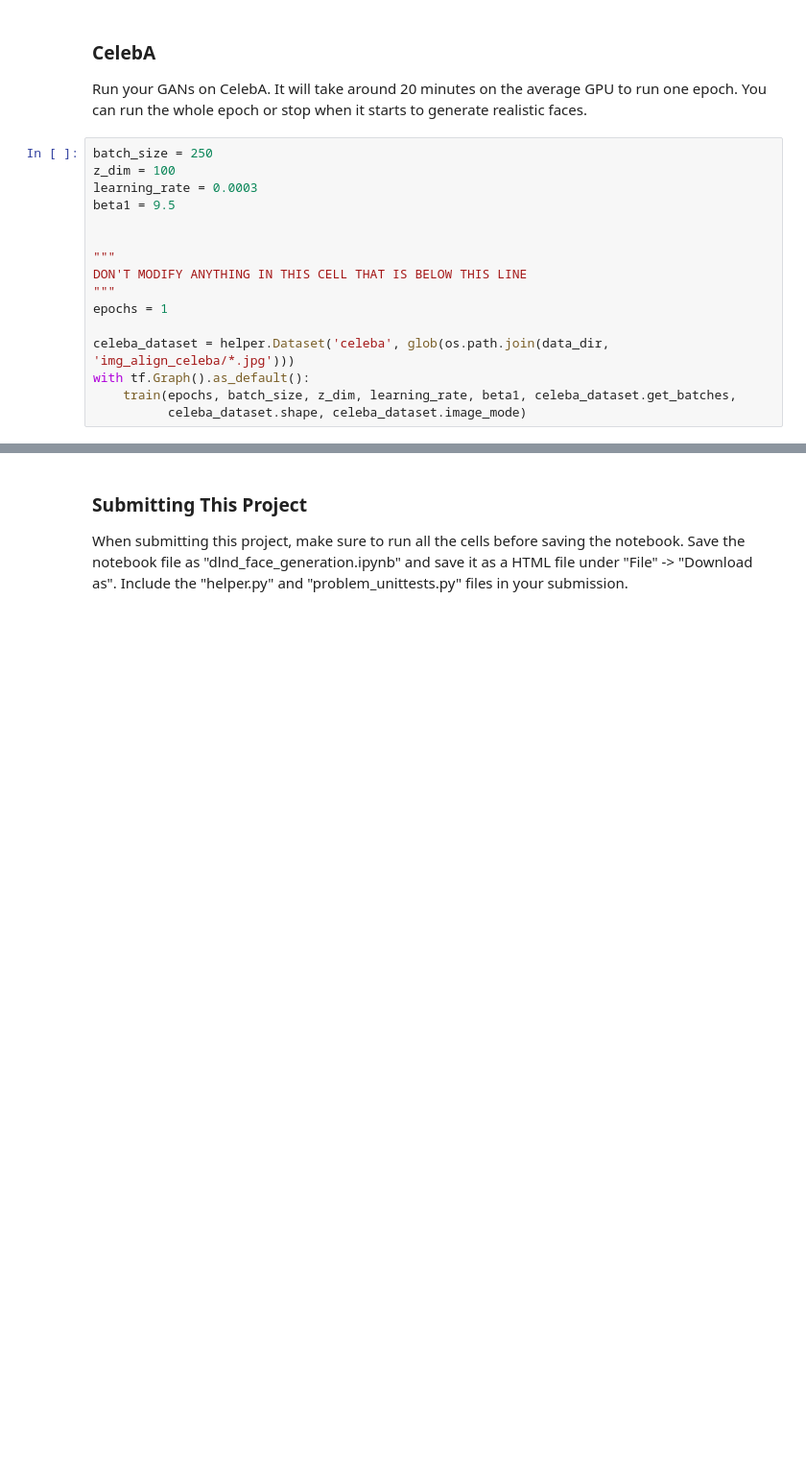
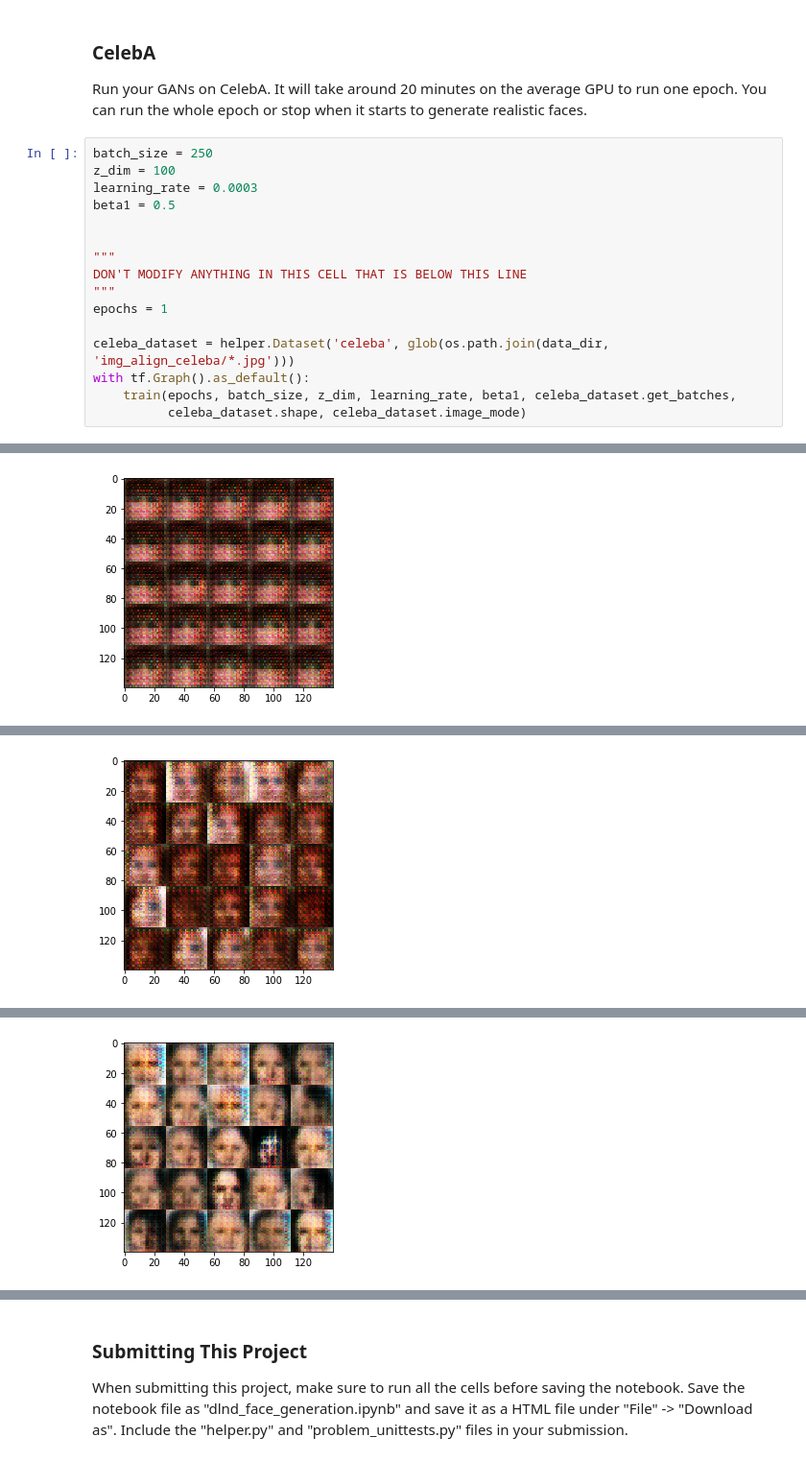
Before and after one commit to carefulguy/dcgans_face_recognition, a Jupyter notebook: dlnd_face_generation.ipynb, the cells around one changed output, grey strips where cells are left out. Shown at 96% size. Drawn from its saved outputs; the diff is of its cells as text; blank space fills up the shorter version.

```diff
--- a/dlnd_face_generation.ipynb
+++ b/dlnd_face_generation.ipynb
@@ -472,7 +472,7 @@ Run your GANs on CelebA.  It will take around 20 minutes on the average GPU to r
 batch_size = 250
 z_dim = 100
 learning_rate = 0.0003
-beta1 = 9.5
+beta1 = 0.5
 
 
 """
@@ -484,3 +484,4 @@ celeba_dataset = helper.Dataset('celeba', glob(os.path.join(data_dir, 'img_align
 with tf.Graph().as_default():
     train(epochs, batch_size, z_dim, learning_rate, beta1, celeba_dataset.get_batches,
           celeba_dataset.shape, celeba_dataset.image_mode)
+# %% [output]
@@ -486,0 +498 @@ with tf.Graph().as_default():
+[figure, added]
@@ -486,0 +509 @@ with tf.Graph().as_default():
+[figure, added]
@@ -486,0 +520 @@ with tf.Graph().as_default():
+[figure, added]
```
Also changed, not shown: parts of 1 cell of this notebook.
